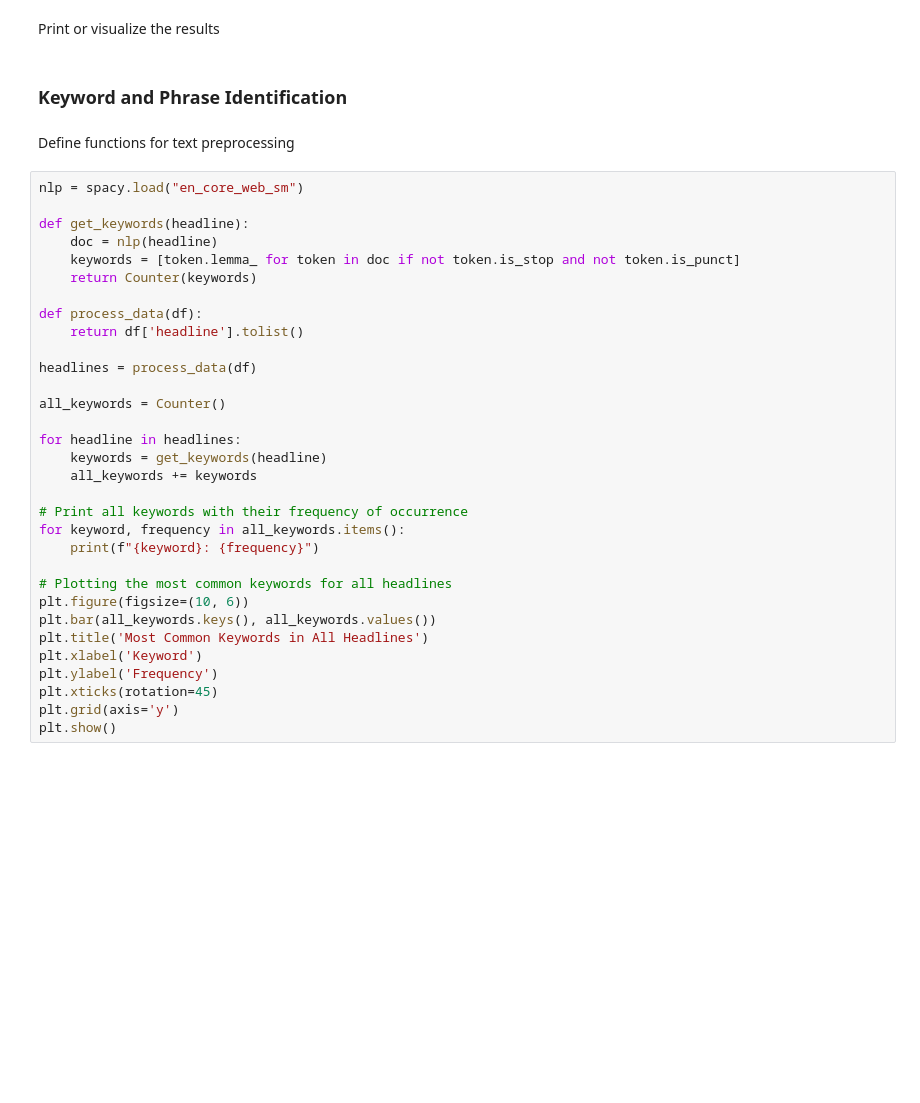
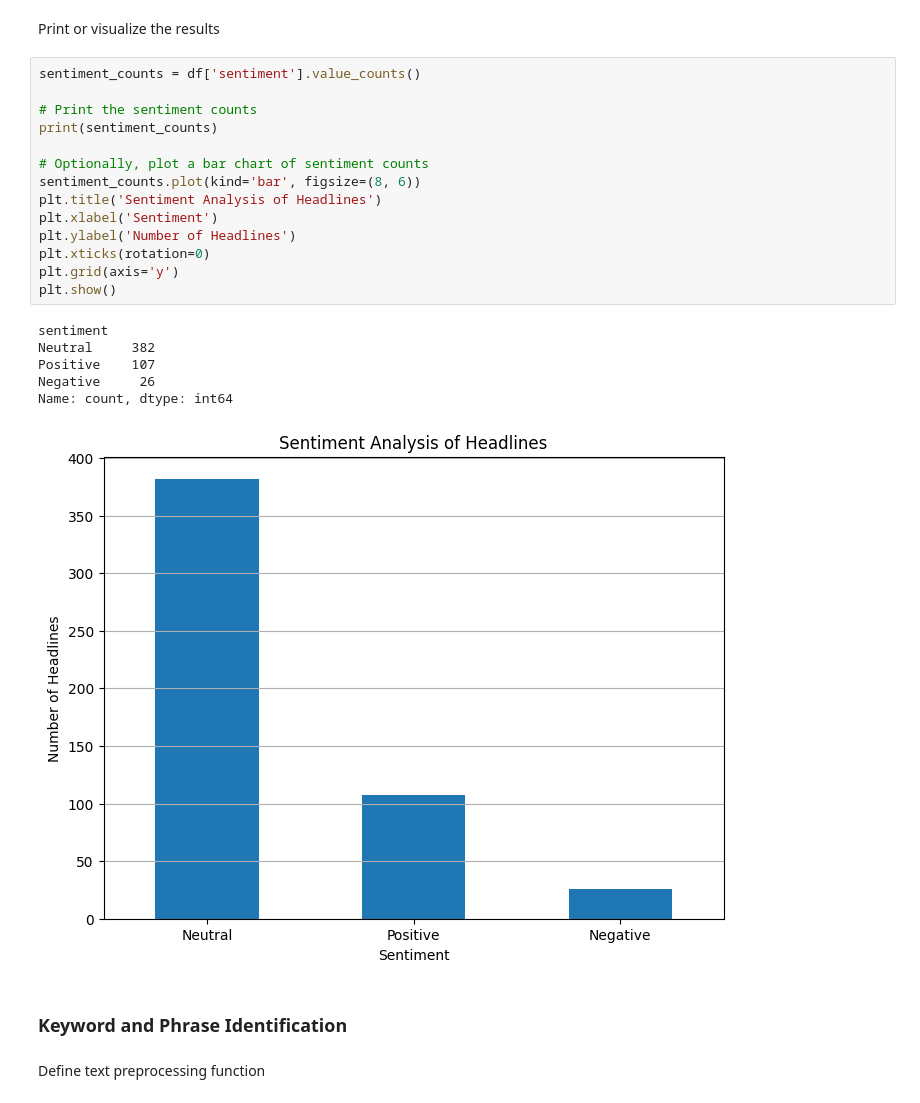
Before and after one commit to abrahamshimelis/Nova-Financial-Solutions, a Jupyter notebook: notebooks/text_analysis.ipynb, the cells around one changed output. Saved outputs shown, nothing was run; the diff lists cells and outputs as text; blank space fills up the shorter version.

```diff
--- a/notebooks/text_analysis.ipynb
+++ b/notebooks/text_analysis.ipynb
@@ -33,39 +63,28 @@ Apply the sentiment analysis function to the 'headline' column
 df['sentiment'] = df['headline'].apply(get_sentiment)
 # %% [markdown]
 Print or visualize the results
+# %%
+sentiment_counts = df['sentiment'].value_counts()
+
+# Print the sentiment counts
+print(sentiment_counts)
+
+# Optionally, plot a bar chart of sentiment counts
+sentiment_counts.plot(kind='bar', figsize=(8, 6))
+plt.title('Sentiment Analysis of Headlines')
+plt.xlabel('Sentiment')
+plt.ylabel('Number of Headlines')
+plt.xticks(rotation=0)
+plt.grid(axis='y')
+plt.show()
+# %% [output]
+sentiment
+Neutral     382
+Positive    107
+Negative     26
+Name: count, dtype: int64
+[figure, added]
 # %% [markdown]
 ### Keyword and Phrase Identification
 # %% [markdown]
-Define functions for text preprocessing
+Define text preprocessing function
-# %%
-nlp = spacy.load("en_core_web_sm")
-
-def get_keywords(headline):
-    doc = nlp(headline)
-    keywords = [token.lemma_ for token in doc if not token.is_stop and not token.is_punct]
-    return Counter(keywords)
-
-def process_data(df):
-    return df['headline'].tolist()
-
-headlines = process_data(df)
-
-all_keywords = Counter()
-
-for headline in headlines:
-    keywords = get_keywords(headline)
-    all_keywords += keywords
-
-# Print all keywords with their frequency of occurrence
-for keyword, frequency in all_keywords.items():
-    print(f"{keyword}: {frequency}")
-
-# Plotting the most common keywords for all headlines
-plt.figure(figsize=(10, 6))
-plt.bar(all_keywords.keys(), all_keywords.values())
-plt.title('Most Common Keywords in All Headlines')
-plt.xlabel('Keyword')
-plt.ylabel('Frequency')
-plt.xticks(rotation=45)
-plt.grid(axis='y')
-plt.show()
```
Also changed, not shown: parts of 11 cells of this notebook, 1 other file.
